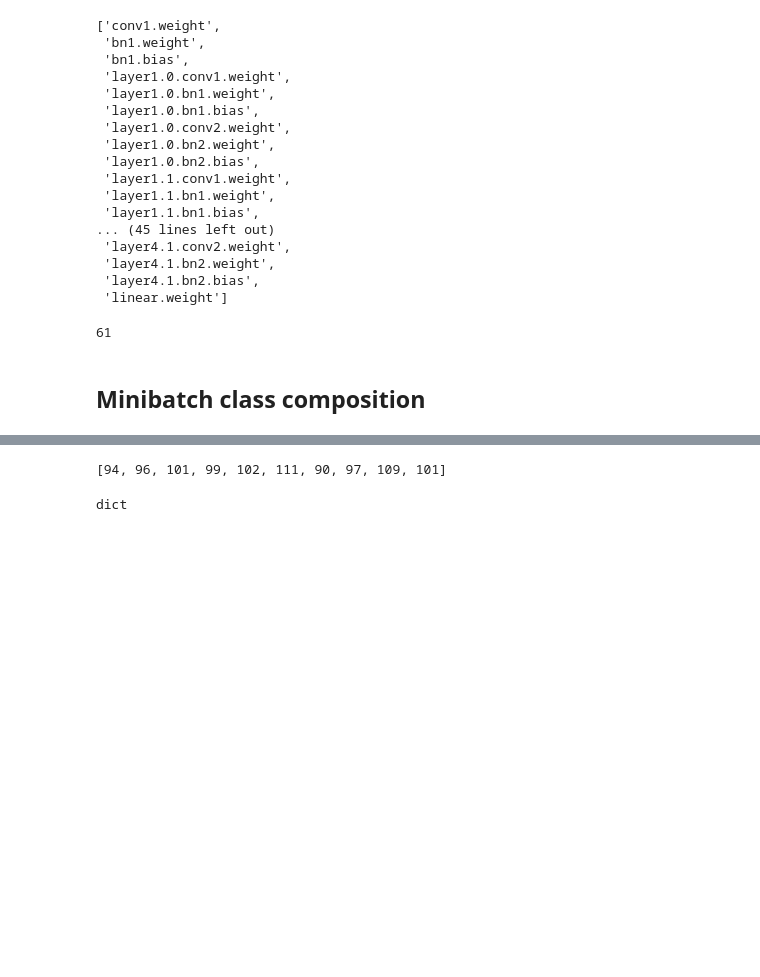
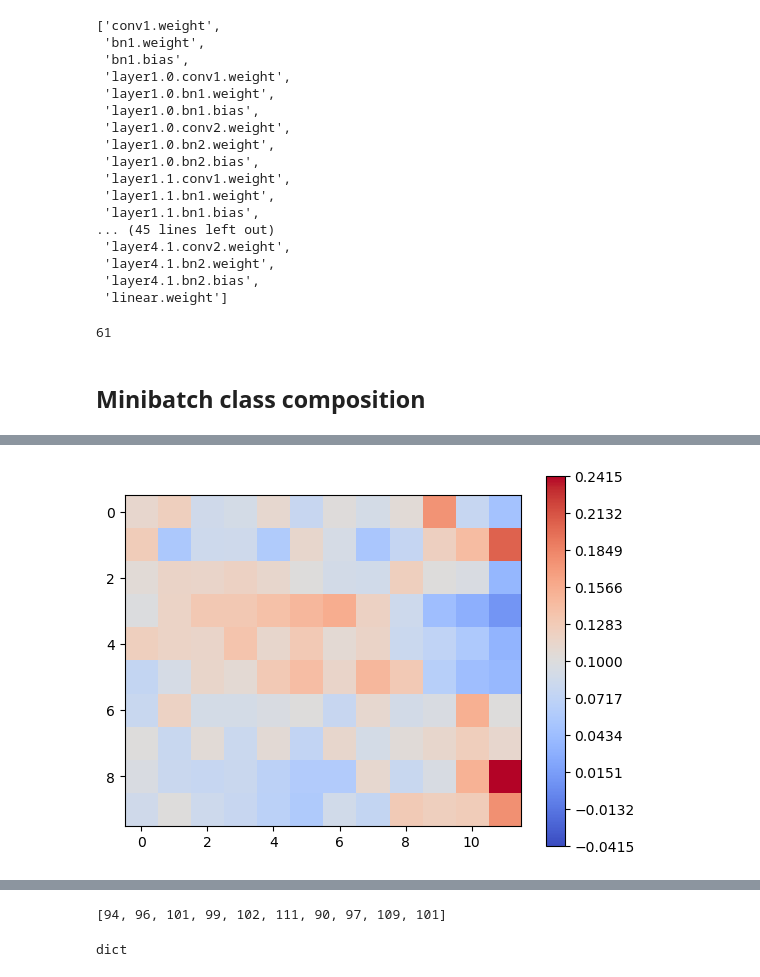
Before and after one commit to sgchr273/FisherMask, a Jupyter notebook: viz.ipynb, the cells around one changed output, grey strips where cells are left out. Saved outputs shown, nothing was run; the diff lists cells and outputs as text; code cells hidden in the pictures; blank space fills up the shorter version.

Commit message:
viz class composition and accuracies for random mask experiment

```diff
--- a/viz.ipynb
+++ b/viz.ipynb
@@ -314,9 +314,10 @@ len(np.average(np.array(list(num_imp.values())), axis=1))
 import pickle
 import numpy as np
 
-filename = "check_bait_25K"
-# queried_idxs = pickle.load(open("Save/Queried_idxs/" + "queried_idxs_" + filename + ".p", "rb"))
-# print(len(queried_idxs), type(queried_idxs[0]))
+# filename = "check_bait_25K"
+filename = "random_mask_exp_25K"
+BAIT_qd_idxs = pickle.load(open("Save/Queried_idxs/" + "BAIT_queried_idxs_" + filename + ".p", "rb"))
+print(len(BAIT_qd_idxs), type(BAIT_qd_idxs[0]))
 dataset = pickle.load(open("Save/Queried_idxs/" + "dataset_" + filename + ".p", "rb"))
 type(dataset)
 # %% [output]
@@ -330,6 +332,6 @@ queried_idxs[0].shape
 Y_tr = dataset['Y_train']
 # [Y_tr[idx].item() for idx in queried_idxs[0][:10]]
 # %%
-class_composition = [[Y_tr[idx].item() for idx in rd_idxs] for rd_idxs in queried_idxs]
+class_composition = [[Y_tr[idx].item() for idx in rd_idxs] for rd_idxs in BAIT_qd_idxs]
 print(len(class_composition), len(class_composition[0]))
 # %% [output]
@@ -337,6 +339,8 @@ print(len(class_composition), len(class_composition[0]))
 # %%
+BAIT_class_comp = []
 for rd in range(len(class_composition)):
     class_rd = [sum(np.array(class_composition[rd]) == cl) for cl in range(10)]
+    BAIT_class_comp.append(class_rd)
     print(class_rd, sum(class_rd))
 # np.array(class_composition[0][:10]) == 0
 # %% [output]
@@ -391,0 +389,16 @@ for b_class in bait_class:
+# %%
+import matplotlib.pyplot as plt
+
+class_comp = BAIT_class_comp
+class_proportion = np.array(class_comp).T / 2000
+
+half_range = max(0.1 - np.amin(class_proportion), np.amax(class_proportion) - 0.1)
+cbar_min, cbar_max = 0.1 - half_range, 0.1 + half_range
+cbar_ticks = np.linspace(cbar_min, cbar_max, 11)
+
+plot = plt.imshow(class_proportion, vmin=cbar_min, vmax=cbar_max, cmap='coolwarm')
+cbar = plt.colorbar(plot)
+cbar.set_ticks(cbar_ticks)
+plt.show()
+# %% [output]
+[figure, added]
```
Also changed, not shown: parts of 12 cells of this notebook.
